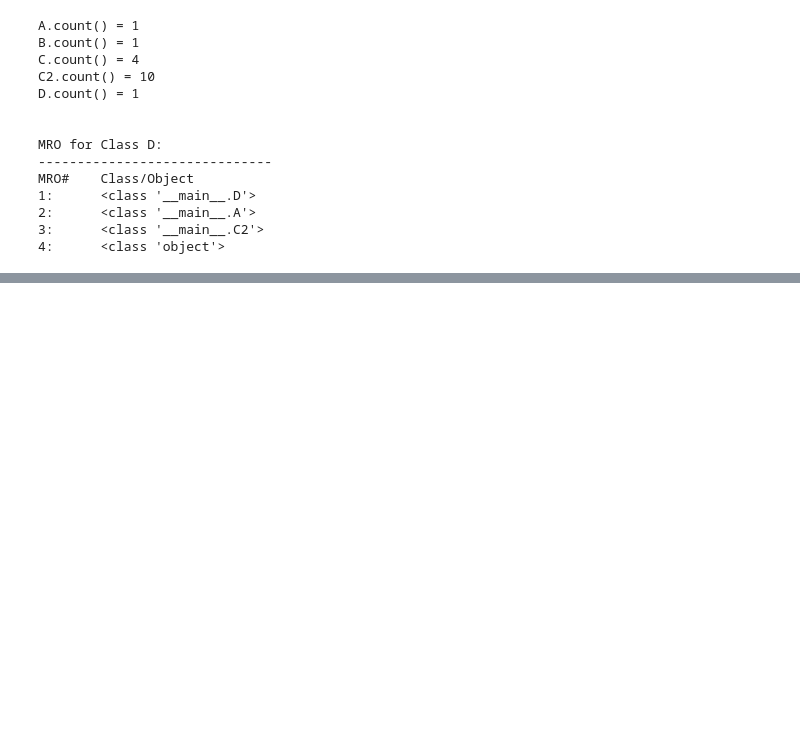
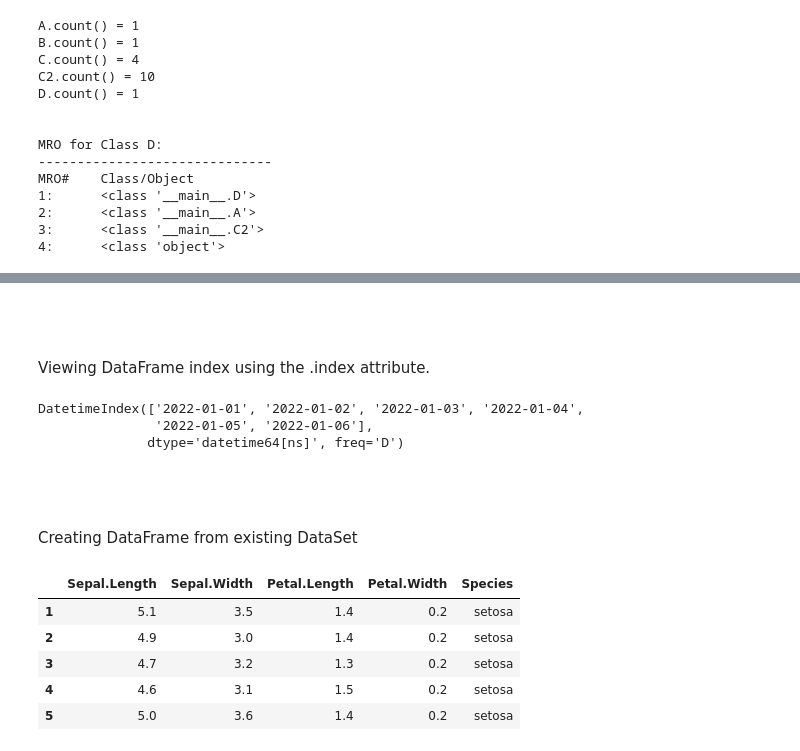
Before and after one commit to Hakuna-Patata/BU_MSDS_PTW, a Jupyter notebook: Python/JupyterBU/Python Notes2.ipynb, the cells around one changed output, grey strips where cells are left out. Saved outputs shown, nothing was run; the diff lists cells and outputs as text; code cells hidden in the pictures; blank space fills up the shorter version.

```diff
--- a/Python/JupyterBU/Python Notes2.ipynb
+++ b/Python/JupyterBU/Python Notes2.ipynb
@@ -2691,0 +2765,25 @@ MRO#    Class/Object
+# %% [markdown]
+<br><br>
+
+Viewing DataFrame index using the .index attribute.
+# %%
+df.index
+# %% [output]
+DatetimeIndex(['2022-01-01', '2022-01-02', '2022-01-03', '2022-01-04',
+               '2022-01-05', '2022-01-06'],
+              dtype='datetime64[ns]', freq='D')
+# %% [markdown]
+<br><br>
+
+Creating DataFrame from existing DataSet
+# %%
+iris_df = pd.DataFrame(pydataset.data('iris'))
+
+iris_df.head()
+# %% [output]
+|  | Sepal.Length | Sepal.Width | Petal.Length | Petal.Width | Species |
+| 1 | 5.1 | 3.5 | 1.4 | 0.2 | setosa |
+| 2 | 4.9 | 3.0 | 1.4 | 0.2 | setosa |
+| 3 | 4.7 | 3.2 | 1.3 | 0.2 | setosa |
+| 4 | 4.6 | 3.1 | 1.5 | 0.2 | setosa |
+| 5 | 5.0 | 3.6 | 1.4 | 0.2 | setosa |
```
Also changed, not shown: parts of 37 cells of this notebook, 7 other files.
